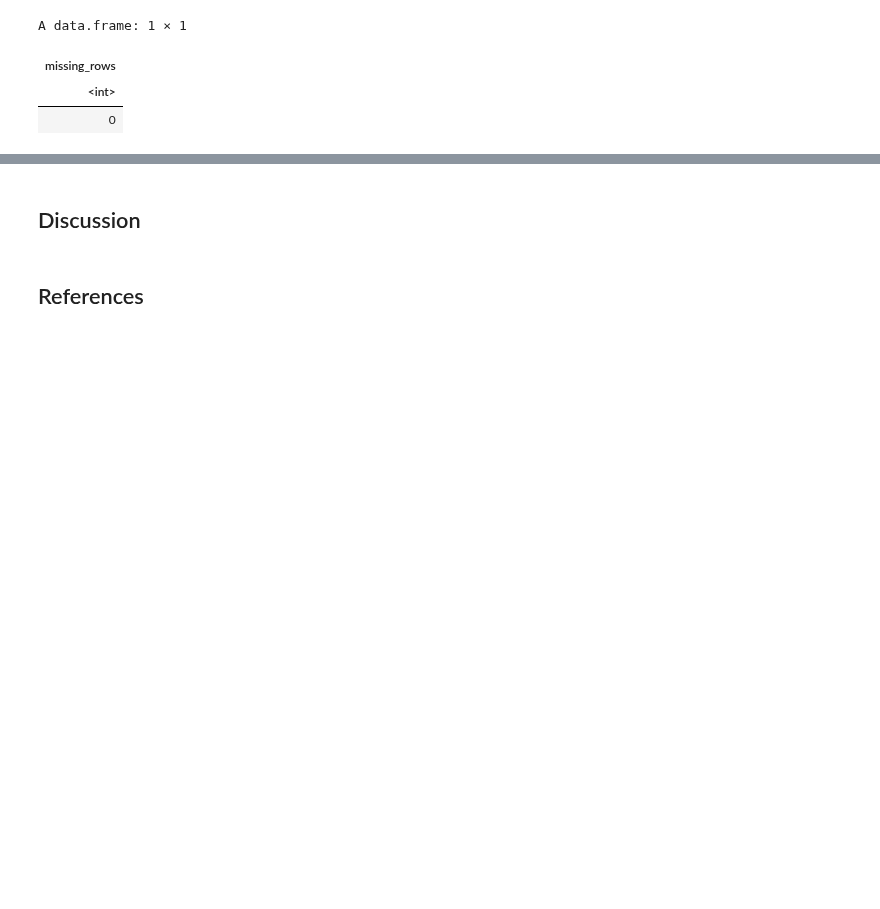
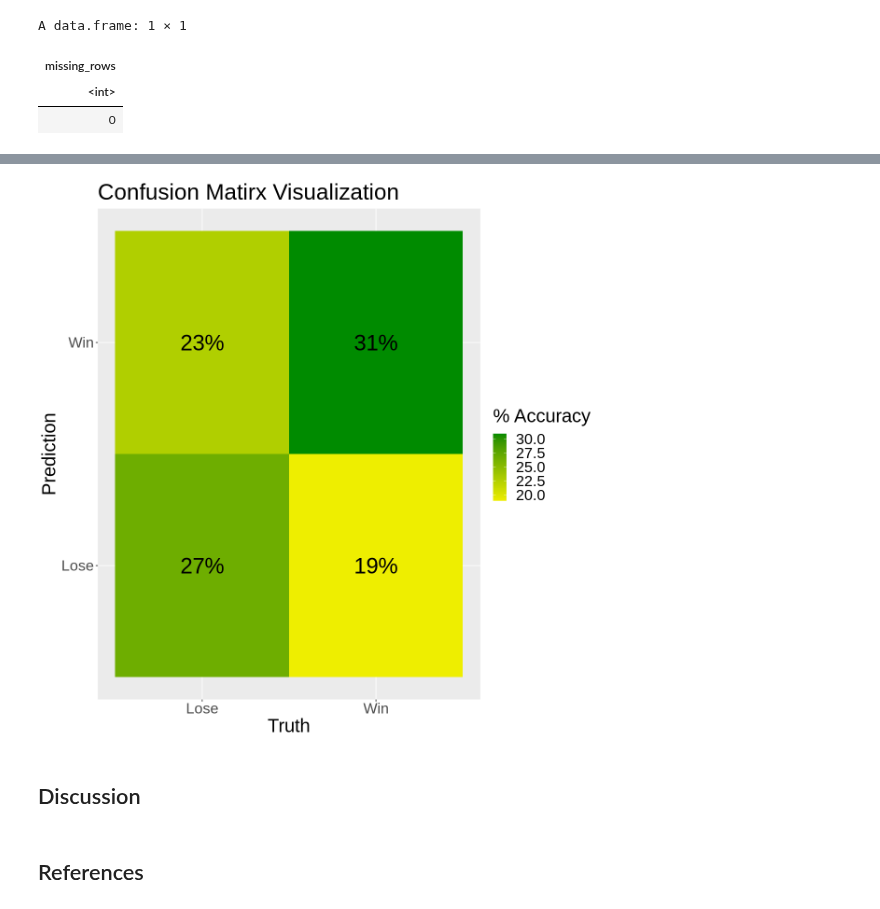
Before and after one commit to EllaShi7/DSCI-100-2022w2-Group-42-Project, a Jupyter notebook: Group_Project_Report.ipynb, the cells around one changed output, grey strips where cells are left out. Saved outputs shown, nothing was run; the diff lists cells and outputs as text; code cells hidden in the pictures; blank space fills up the shorter version.

```diff
--- a/Group_Project_Report.ipynb
+++ b/Group_Project_Report.ipynb
@@ -326,3 +384,23 @@ A tibble: 20 × 7
+# %%
+#Confusion Matrix Visualization
+
+
+Prediction <- as.factor(c("Win", "Lose", "Win", "Lose"))
+Truth <- as.factor(c("Win", "Win","Lose", "Lose"))
+outcome <- c((1290/4164)*100, (792/4164) * 100, (949/4164) * 100, (1113/4164) * 100)
+
+conf_mat_data <- as_tibble(Truth, Prediction, outcome)
+
+
+ggplot(data = conf_mat_data, mapping = aes(x = Truth, y = Prediction)) +
+geom_tile(aes(fill = outcome)) +
+scale_fill_gradient(low = "yellow2", high = "green4") +
+geom_text(aes(label = str_c(round(outcome), "%")), size = 10) +
+ggtitle("Confusion Matirx Visualization") +
+labs(fill = "% Accuracy") +
+theme(text = element_text(size = 24))
+# %% [output]
+[figure, added]
 # %% [markdown]
 ## Discussion
 # %% [markdown]
```
Also changed, not shown: parts of 4 cells of this notebook.
